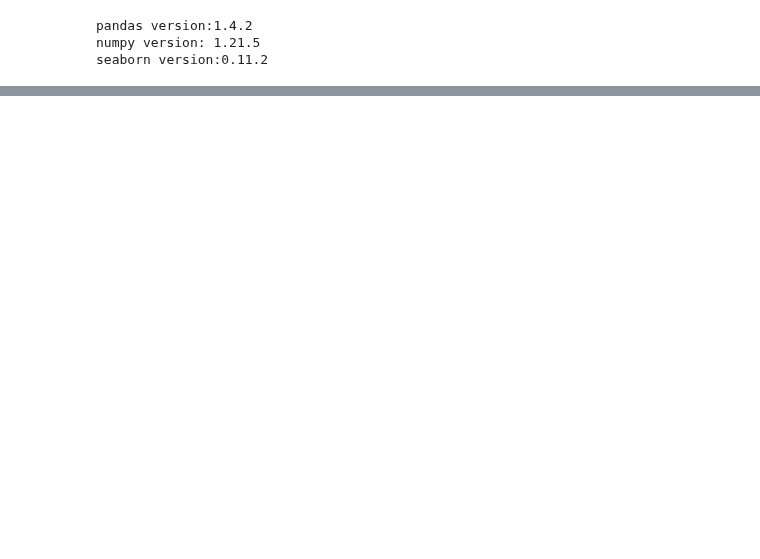
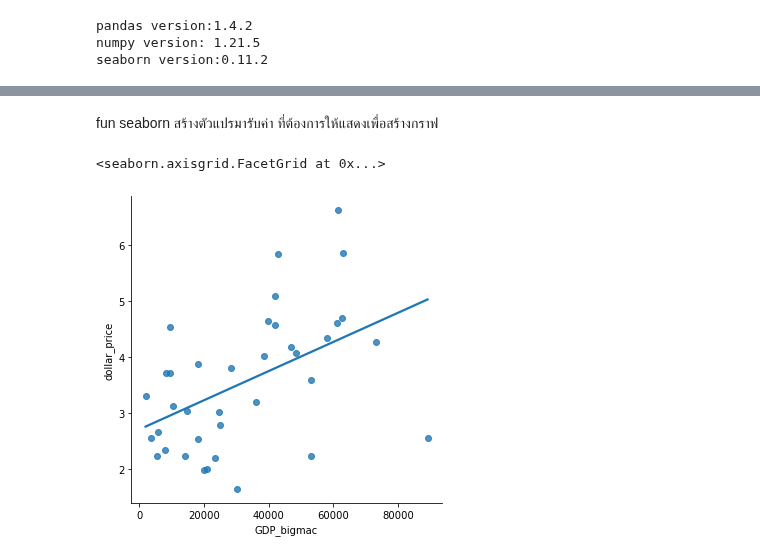
Before and after one commit to DevNutthapng2017/lab_mach_learn, a Jupyter notebook: simple_linear_regression.ipynb, the cells around one changed output, grey strips where cells are left out. Cells and saved outputs as stored; diff of their text form; code cells hidden in the pictures; blank space fills up the shorter version.

```diff
--- a/simple_linear_regression.ipynb
+++ b/simple_linear_regression.ipynb
@@ -31,0 +54,3 @@ df.info()
+# %%
+df=df[(df['date'].dt.year==2019) & (df['date'].dt.month==1)]
+df.head()
@@ -31,0 +64,7 @@ df.info()
+# %% [markdown]
+fun seaborn สร้างตัวแปรมารับค่า ที่ต้องการให้แสดงเพื่อสร้างกราฟ
+# %%
+sns.lmplot(x='GDP_bigmac', y='dollar_price', data=df, ci=None)
+# %% [output]
+<seaborn.axisgrid.FacetGrid at 0x...>
+[figure, added]
```
Also changed, not shown: parts of 38 cells of this notebook.
